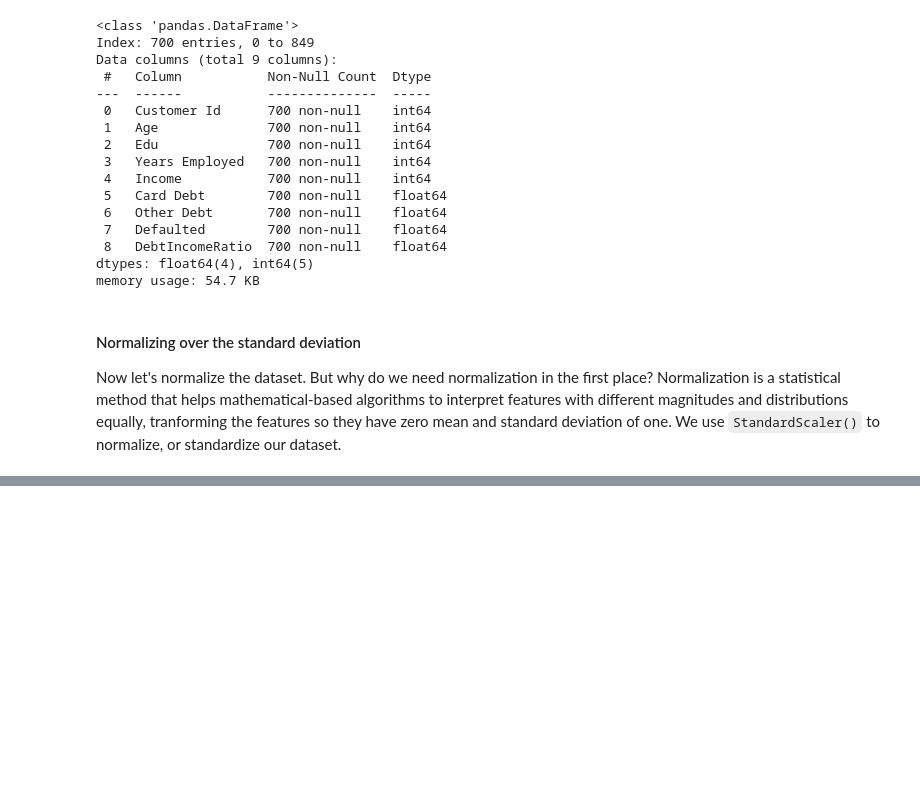
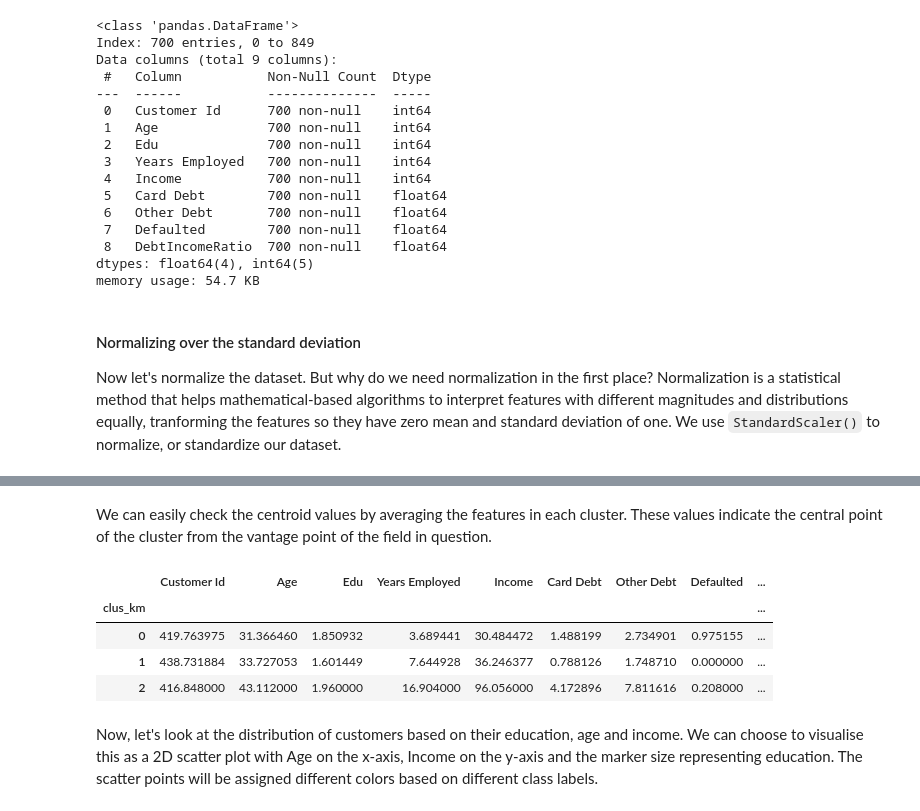
Before and after one commit to VishSeran/machine-learning-models, a Jupyter notebook: k-means model/k-means.ipynb, the cells around one changed output, grey strips where cells are left out. Drawn from its saved outputs; the diff is of its cells as text; code cells hidden in the pictures; blank space fills up the shorter version.

```diff
--- a/k-means model/k-means.ipynb
+++ b/k-means model/k-means.ipynb
@@ -263,0 +268,4 @@ x_scale = scaler.fit_transform(x)
+# %%
+k_means_customer = KMeans(init='k-means++',n_clusters=3, n_init=12)
+
+k_means_customer.fit(x_scale)
@@ -263,0 +274,3 @@ x_scale = scaler.fit_transform(x)
+# %%
+k_means_customer_labels = k_means_customer.labels_
+k_means_customer_labels
@@ -263,0 +299,3 @@ x_scale = scaler.fit_transform(x)
+# %%
+df['clus_km'] = k_means_customer_labels
+df.head()
@@ -263,0 +309,12 @@ x_scale = scaler.fit_transform(x)
+# %% [markdown]
+We can easily check the centroid values by averaging the features in each cluster. These values indicate the central point of the cluster from the vantage point of the field in question.
+# %%
+df.groupby('clus_km').mean()
+# %% [output]
+|  | Customer Id | Age | Edu | Years Employed | Income | Card Debt | Other Debt | Defaulted | ... |
+| clus_km |  |  |  |  |  |  |  |  | ... |
+| 0 | 419.763975 | 31.366460 | 1.850932 | 3.689441 | 30.484472 | 1.488199 | 2.734901 | 0.975155 | ... |
+| 1 | 438.731884 | 33.727053 | 1.601449 | 7.644928 | 36.246377 | 0.788126 | 1.748710 | 0.000000 | ... |
+| 2 | 416.848000 | 43.112000 | 1.960000 | 16.904000 | 96.056000 | 4.172896 | 7.811616 | 0.208000 | ... |
+# %% [markdown]
+Now, let's look at the distribution of customers based on their education, age and income. We can choose to visualise this as a 2D scatter plot with Age on the x-axis, Income on the y-axis and the marker size representing education. The scatter points will be assigned different colors based on different class labels.
```
Also changed, not shown: parts of 6 cells of this notebook.
